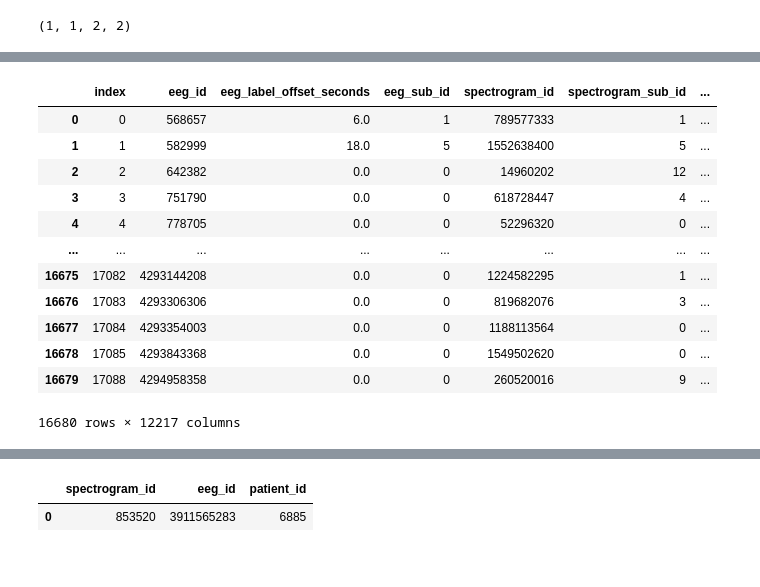
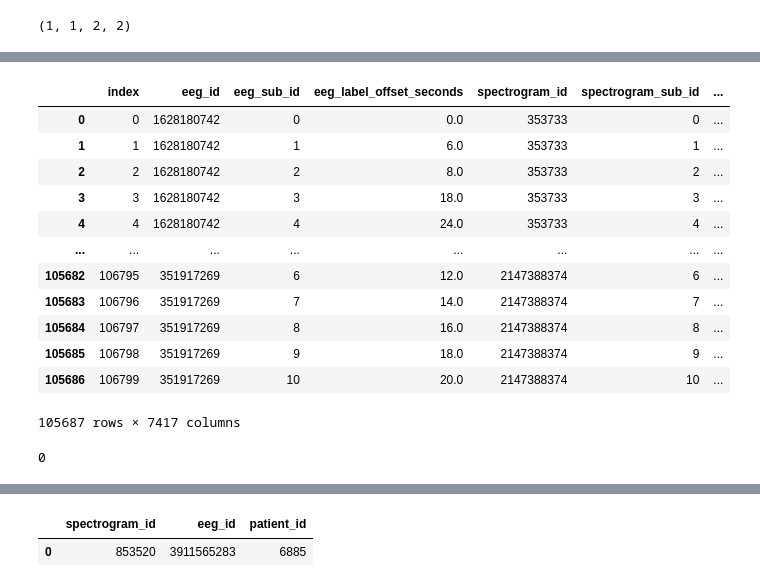
Before and after one commit to rlid/hms-harmful-brain-activity-classification, a Jupyter notebook: fit_cat_boost.ipynb, the cells around one changed output, grey strips where cells are left out. Saved outputs shown, nothing was run; the diff lists cells and outputs as text; code cells hidden in the pictures.

```diff
--- a/fit_cat_boost.ipynb
+++ b/fit_cat_boost.ipynb
@@ -131,11 +159,11 @@ def spg_features(spg_df, w=SPG_N_WINDOWS_ONE_SIDE):
     features = []
     # divide the 600s window into 10s windows from the centre, and 2 5s windows on either side, the centre one (295s to 305s) has index (295-1)/2 = 147 to 152 (excl.)
     for i in range(-w, w + 1):
-        df = spg_df.iloc[(147 + 5 * i):(152 + 5 * i)].mean(axis=0)
+        df = spg_df.iloc[(I_ROW_LEFT + N_ROWS_PER_WINDOW * i):(I_ROW_RIGHT + N_ROWS_PER_WINDOW * i)].mean(axis=0)
         df.index = [f'{label}_mean_{i}' for label in df.index]
         features.append(df)
 
-        df = spg_df.iloc[(147 + 5 * i):(152 + 5 * i)].std(axis=0)
+        df = spg_df.iloc[(I_ROW_LEFT + N_ROWS_PER_WINDOW * i):(I_ROW_RIGHT + N_ROWS_PER_WINDOW * i)].std(axis=0)
         df.index = [f'{label}_std_{i}' for label in df.index]
         features.append(df)
     return pd.concat(features, axis=0)
@@ -161,13 +189,13 @@ actual_median(pd.Series([1])), actual_median(pd.Series([1, 2])), actual_median(p
 # %%
 # remove duplicate eeg_ids (keeping the median one only) if needed
 
-df = train_csv.copy()
+df_train = train_csv
 
 if REMOVE_DUPLICATE_EEG_IDS:
-    df = df.groupby('eeg_id')[['eeg_label_offset_seconds']].agg(actual_median)
-    df = pd.merge(df, train_csv, on=['eeg_id', 'eeg_label_offset_seconds'], how='left')
+    df_unique_eeg = train_csv.groupby('eeg_id')[['eeg_label_offset_seconds']].agg(actual_median)
+    df_train = pd.merge(df_unique_eeg, train_csv, on=['eeg_id', 'eeg_label_offset_seconds'], how='left')
 
-df = df[:MAX_ROWS]
+df_train = df_train[:MAX_ROWS]
 
-df
+df_train
 # %% [output]
@@ -187,5 +220,5 @@ df
 # %%
-features_eeg = df.apply(lambda row: eeg_features(eeg_window(row)), axis=1)
+features_eeg = df_train.apply(lambda row: eeg_features(eeg_window(row)), axis=1)
 features_eeg
 # %% [output]
 |  | Fp1_mean_-2 | F3_mean_-2 | C3_mean_-2 | P3_mean_-2 | F7_mean_-2 | T3_mean_-2 | T5_mean_-2 | O1_mean_-2 | ... |
@@ -204,4 +237,4 @@ features_eeg
 # %%
-features_spg = df.apply(lambda row: spg_features(spg_window(row)), axis=1)
+features_spg = df_train.apply(lambda row: spg_features(spg_window(row)), axis=1)
 features_spg
 # %% [output]
@@ -221,40 +254,40 @@ features_spg
 # %%
-from sklearn.preprocessing import StandardScaler
-
-data_processed = df.copy()
+data_processed = df_train#.copy()
 
 col_features = list(features_eeg.columns) + list(features_spg.columns)
-col_targets = list(df.columns[-6:])
+col_targets = list(df_train.columns[-6:])
 
 y = data_processed[col_targets]
 y = y.div(y.sum(axis=1), axis=0)
 
 data_processed[col_targets] = y
 
 data_processed = pd.concat([data_processed, features_eeg, features_spg], axis=1)
 data_processed = data_processed.dropna()
 data_processed = data_processed.reset_index()
 
 data_processed['sample_weight'] = 1.0 / data_processed.groupby('eeg_id')['eeg_sub_id'].transform('count')
 
-# std_scaler = StandardScaler()
-# data_processed[col_features] = std_scaler.fit_transform(data_processed[col_features])
-
 data_processed
 # %% [output]
-|  | index | eeg_id | eeg_label_offset_seconds | eeg_sub_id | spectrogram_id | spectrogram_sub_id | ... |
-| 0 | 0 | 568657 | 6.0 | 1 | 789577333 | 1 | ... |
-| 1 | 1 | 582999 | 18.0 | 5 | 1552638400 | 5 | ... |
-| 2 | 2 | 642382 | 0.0 | 0 | 14960202 | 12 | ... |
-| 3 | 3 | 751790 | 0.0 | 0 | 618728447 | 4 | ... |
-| 4 | 4 | 778705 | 0.0 | 0 | 52296320 | 0 | ... |
+|  | index | eeg_id | eeg_sub_id | eeg_label_offset_seconds | spectrogram_id | spectrogram_sub_id | ... |
+| 0 | 0 | 1628180742 | 0 | 0.0 | 353733 | 0 | ... |
+| 1 | 1 | 1628180742 | 1 | 6.0 | 353733 | 1 | ... |
+| 2 | 2 | 1628180742 | 2 | 8.0 | 353733 | 2 | ... |
+| 3 | 3 | 1628180742 | 3 | 18.0 | 353733 | 3 | ... |
+| 4 | 4 | 1628180742 | 4 | 24.0 | 353733 | 4 | ... |
 | ... | ... | ... | ... | ... | ... | ... | ... |
-| 16675 | 17082 | 4293144208 | 0.0 | 0 | 1224582295 | 1 | ... |
-| 16676 | 17083 | 4293306306 | 0.0 | 0 | 819682076 | 3 | ... |
-| 16677 | 17084 | 4293354003 | 0.0 | 0 | 1188113564 | 0 | ... |
-| 16678 | 17085 | 4293843368 | 0.0 | 0 | 1549502620 | 0 | ... |
-| 16679 | 17088 | 4294958358 | 0.0 | 0 | 260520016 | 9 | ... |
+| 105682 | 106795 | 351917269 | 6 | 12.0 | 2147388374 | 6 | ... |
+| 105683 | 106796 | 351917269 | 7 | 14.0 | 2147388374 | 7 | ... |
+| 105684 | 106797 | 351917269 | 8 | 16.0 | 2147388374 | 8 | ... |
+| 105685 | 106798 | 351917269 | 9 | 18.0 | 2147388374 | 9 | ... |
+| 105686 | 106799 | 351917269 | 10 | 20.0 | 2147388374 | 10 | ... |
-16680 rows × 12217 columns
+105687 rows × 7417 columns
+# %%
+del df_train, features_eeg, features_spg
+gc.collect()
+# %% [output]
+0
 # %%
 from kaggle_kl_div import score
 import catboost as cat
```
Also changed, not shown: parts of 15 cells of this notebook, 1 other file.
